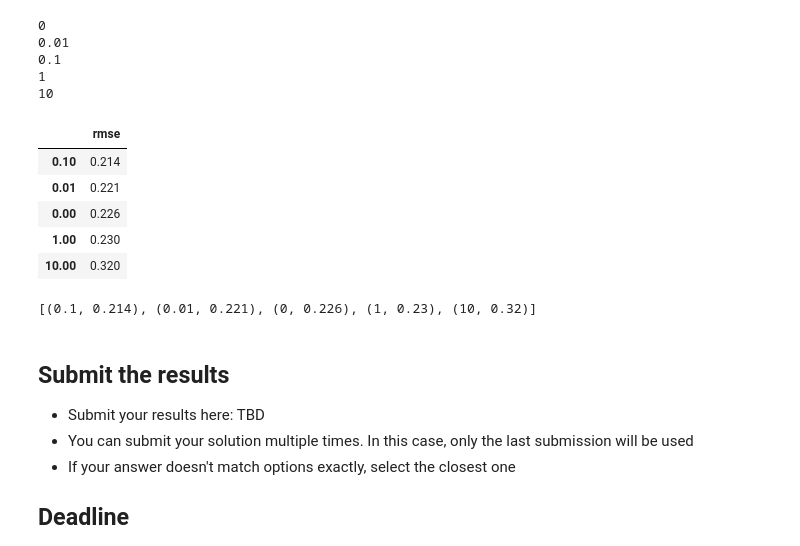
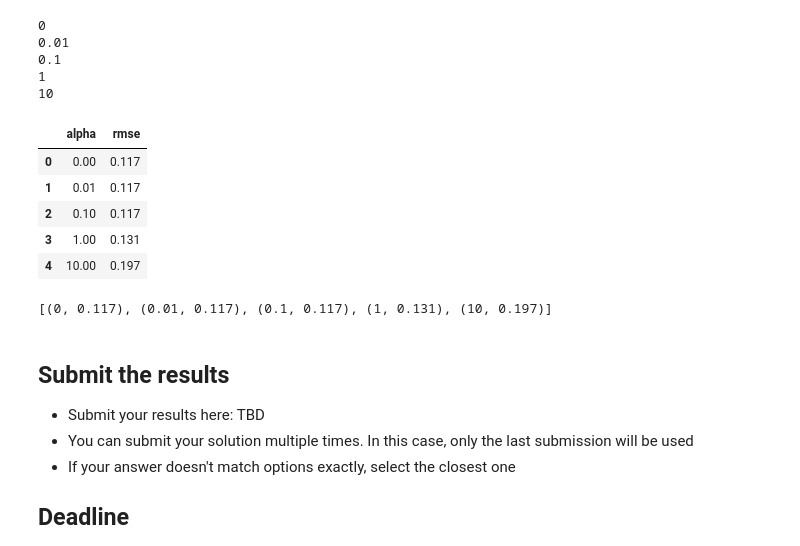
Before and after one commit to ai2ys/mlzoomcamp, a Jupyter notebook: homework/03-classification/homework.ipynb, the cells around one changed output. Saved outputs shown, nothing was run; the diff lists cells and outputs as text; code cells hidden in the pictures.

Commit message:
Bug fix question 6
Changing to OneHotEncoder

```diff
--- a/homework/03-classification/homework.ipynb
+++ b/homework/03-classification/homework.ipynb
@@ -461,7 +461,9 @@ Which of these alphas leads to the best RMSE on the validation set?
 > **Note**: If there are multiple options, select the smallest `alpha`.
 # %%
 from sklearn.preprocessing import StandardScaler
+from sklearn.preprocessing import OneHotEncoder
 scaler = StandardScaler()
+ohe = OneHotEncoder(handle_unknown='ignore', sparse_output=True)
 
 X_train, y_train = split_X_y(df_train, y_col='price')
 X_val, y_val = split_X_y(df_val, y_col='price')
@@ -472,7 +474,8 @@ X_val_scaled = X_val.copy()
 X_train_scaled[cols_numeric] = scaler.fit_transform(X_train[cols_numeric])
 X_val_scaled[cols_numeric] = scaler.transform(X_val[cols_numeric])
 
-ohe_train, ohe_val = dataframe_ohe(X_train_scaled, X_val_scaled, sparse=True)
+ohe_train = ohe.fit_transform(X_train_scaled)
+ohe_val  = ohe.transform(X_val_scaled)
 
 y_train = np.log1p(y_train)
 y_val = np.log1p(y_val)
@@ -493,20 +496,22 @@ for alpha in [0, 0.01, 0.1, 1, 10]:
 10
 # %%
 result_rmse = pd.DataFrame.from_dict(rmse_values, orient='index', columns=['rmse'])
-result_rmse.sort_values(by='rmse', ascending=True, inplace=True)
-result_rmse.round(decimals=3)
+result_rmse = result_rmse.round(decimals=3)
+result_rmse = result_rmse.reset_index(drop=False).rename(columns={'index': 'alpha'})
+result_rmse = result_rmse.sort_values(by=['rmse', 'alpha'], ascending=[True, True])
+result_rmse
 # %% [output]
-|  | rmse |
-| 0.10 | 0.214 |
-| 0.01 | 0.221 |
-| 0.00 | 0.226 |
-| 1.00 | 0.230 |
-| 10.00 | 0.320 |
+|  | alpha | rmse |
+| 0 | 0.00 | 0.117 |
+| 1 | 0.01 | 0.117 |
+| 2 | 0.10 | 0.117 |
+| 3 | 1.00 | 0.131 |
+| 4 | 10.00 | 0.197 |
 # %%
 rounded_rmse_values = {k: np.round(v, decimals=3) for k,v in rmse_values.items()}
 sorted(rounded_rmse_values.items(), key=lambda kv: kv[1], reverse=False)
 # %% [output]
-[(0.1, 0.214), (0.01, 0.221), (0, 0.226), (1, 0.23), (10, 0.32)]
+[(0, 0.117), (0.01, 0.117), (0.1, 0.117), (1, 0.131), (10, 0.197)]
 # %% [markdown]
 ## Submit the results
 
```
